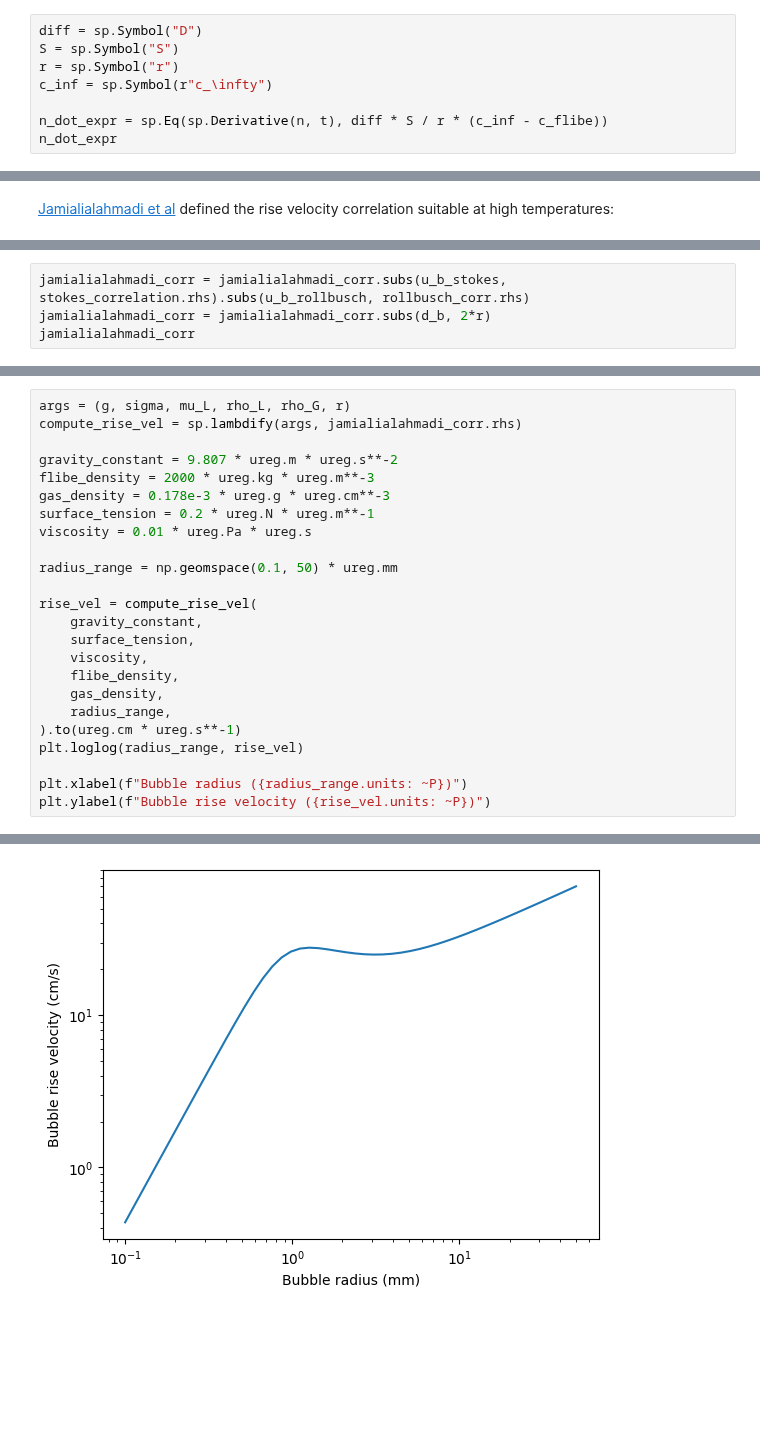
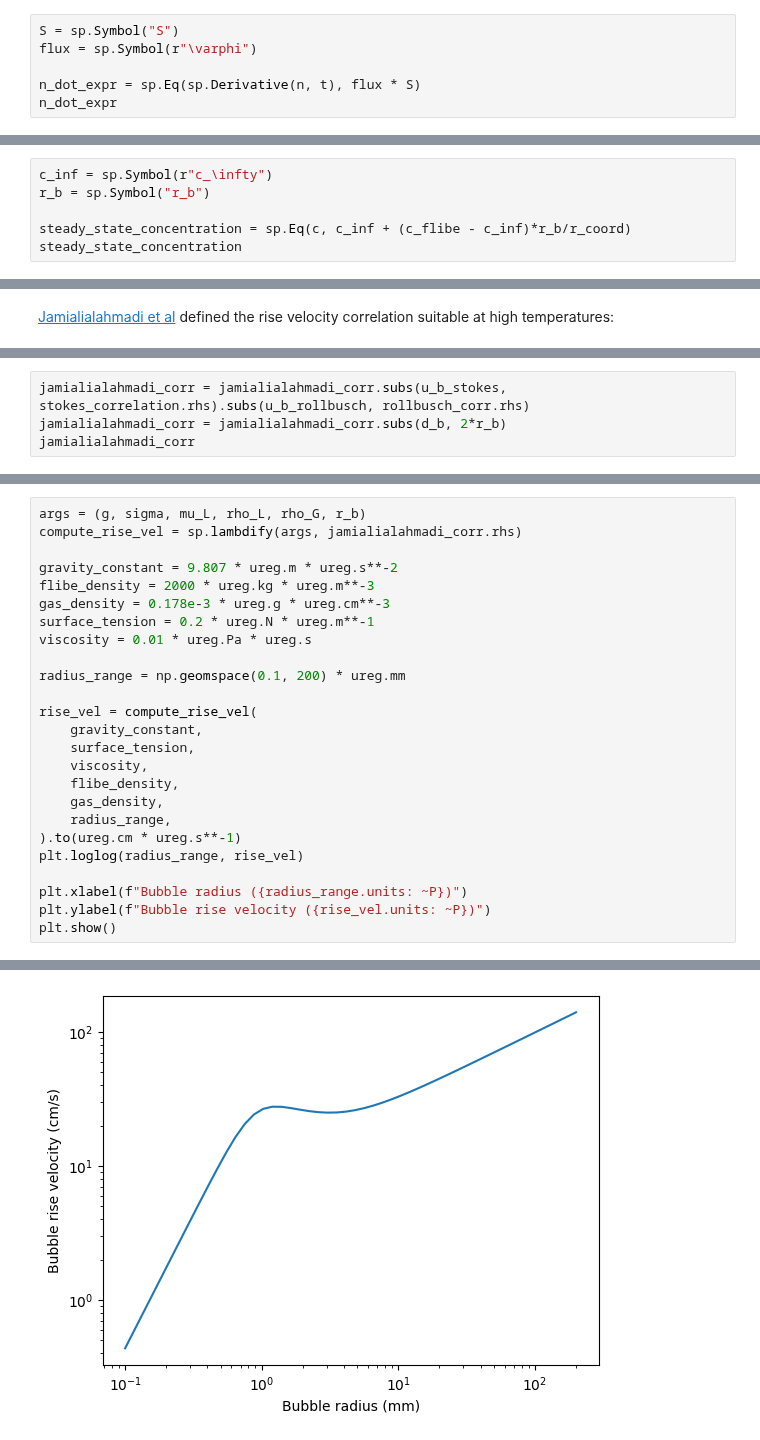
Before and after one commit to LIBRA-project/BABY-100-mL-runs, a Jupyter notebook: sparging.ipynb, the cells around one changed output, grey strips where cells are left out. Drawn from its saved outputs; the diff is of its cells as text; blank space fills up the shorter version.

Commit message:
the flux is derived analytically

```diff
--- a/sparging.ipynb
+++ b/sparging.ipynb
@@ -65,9 +61,7 @@ The time derivative of $n$ can therefore be expressed as a function of:
 # %%
-diff = sp.Symbol("D")
 S = sp.Symbol("S")
-r = sp.Symbol("r")
-c_inf = sp.Symbol(r"c_\infty")
+flux = sp.Symbol(r"\varphi")
 
-n_dot_expr = sp.Eq(sp.Derivative(n, t), diff * S / r * (c_inf - c_flibe))
+n_dot_expr = sp.Eq(sp.Derivative(n, t), flux * S)
 n_dot_expr
 # %% [output]
@@ -74,0 +88,6 @@ $\displaystyle \frac{d}{d t} n{\left(t \right)} = \frac{D S \left(c_{\infty} - c
+# %%
+c_inf = sp.Symbol(r"c_\infty")
+r_b = sp.Symbol("r_b")
+
+steady_state_concentration = sp.Eq(c, c_inf + (c_flibe - c_inf)*r_b/r_coord)
+steady_state_concentration
@@ -360,5 +392,5 @@ $\displaystyle u_{b} = \frac{u_{b, \mathrm{Rollbusch}} u_{b, \mathrm{Stokes}}}{\
 # %%
 jamialialahmadi_corr = jamialialahmadi_corr.subs(u_b_stokes, stokes_correlation.rhs).subs(u_b_rollbusch, rollbusch_corr.rhs)
-jamialialahmadi_corr = jamialialahmadi_corr.subs(d_b, 2*r)
+jamialialahmadi_corr = jamialialahmadi_corr.subs(d_b, 2*r_b)
 jamialialahmadi_corr
 # %% [output]
@@ -370,7 +404,7 @@ Sources:
 - helium's density: https://www.lenntech.com/periodic/elements/he.htm
 - surface tension: https://inldigitallibrary.inl.gov/sites/sti/sti/4502650.pdf
 # %%
-args = (g, sigma, mu_L, rho_L, rho_G, r)
+args = (g, sigma, mu_L, rho_L, rho_G, r_b)
 compute_rise_vel = sp.lambdify(args, jamialialahmadi_corr.rhs)
 
 gravity_constant = 9.807 * ureg.m * ureg.s**-2
@@ -379,7 +413,7 @@ gas_density = 0.178e-3 * ureg.g * ureg.cm**-3
 surface_tension = 0.2 * ureg.N * ureg.m**-1
 viscosity = 0.01 * ureg.Pa * ureg.s
 
-radius_range = np.geomspace(0.1, 50) * ureg.mm
+radius_range = np.geomspace(0.1, 200) * ureg.mm
 
 rise_vel = compute_rise_vel(
     gravity_constant,
@@ -393,4 +427,5 @@ plt.loglog(radius_range, rise_vel)
 
 plt.xlabel(f"Bubble radius ({radius_range.units: ~P})")
 plt.ylabel(f"Bubble rise velocity ({rise_vel.units: ~P})")
+plt.show()
 # %% [output]
@@ -398 +432 @@ Text(0, 0.5, 'Bubble rise velocity (cm/s)')
-[figure, old version]
+[figure, new version]
```
Also changed, not shown: parts of 41 cells of this notebook.
